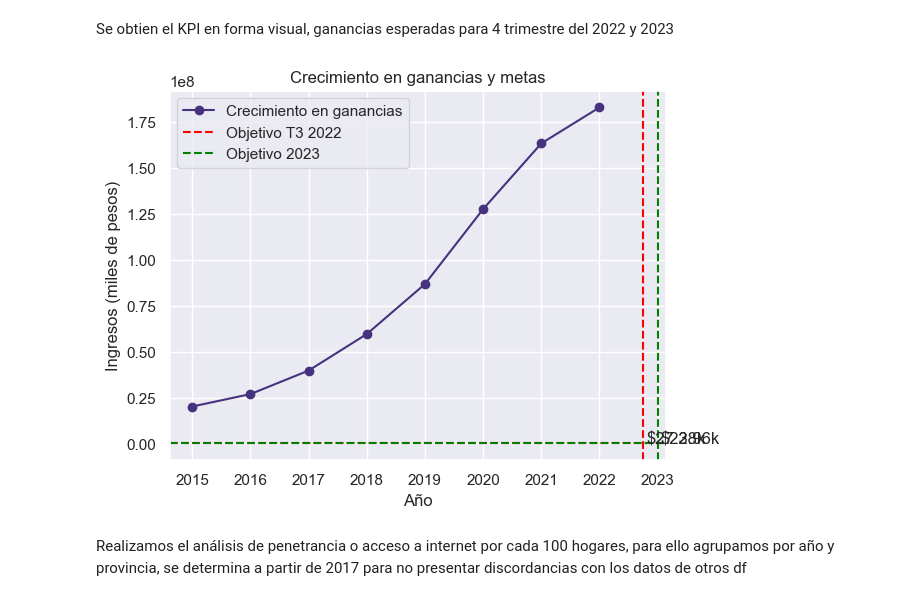
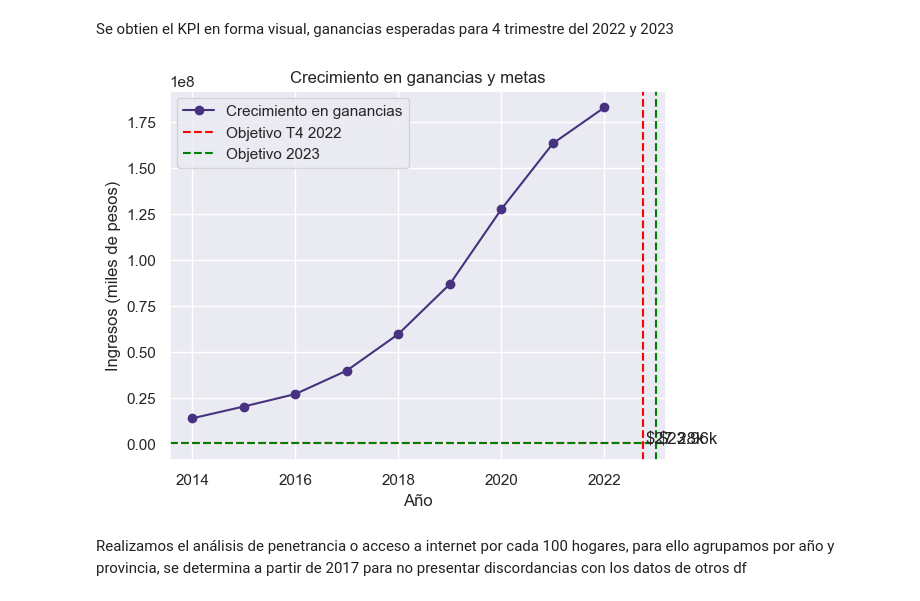
Before and after one commit to EmilianoEmanuelSosa/Telecom-Analytics-Engine, a Jupyter notebook: Cambios.ipynb, the cells around one changed output. Drawn from its saved outputs; the diff is of its cells as text; code cells hidden in the pictures.

```diff
--- a/Cambios.ipynb
+++ b/Cambios.ipynb
@@ -466,16 +475,17 @@ Busco el KPI asociado a ganancias
 from sklearn.linear_model import LinearRegression #Importo la libería sklearn para obtener la regresión lineal
 
 # Creo una variable para considerar datos hasta 2022, utilizo el método dropna dado que 2014 no tiene datos y debe omitirse
-datos_hasta_2022 = datos_hasta_2022.dropna(subset=['Crecimiento_anual'])
+datos_hasta_2022 = Internet_ingresos['Crecimiento_anual'].dropna()
 
 # Creo el modelo de regresión lineal para ello asigno las variables dependiente e independiente
-X = datos_hasta_2022['Año'].values.reshape(-1, 1) #Variable Independiente
-y = datos_hasta_2022['Crecimiento_anual'] #Variable dependiente, es mi objetivo real lo que quiero saber, ¿que pasará? o puedo esperar basado en mi comportamiento anterior
+X = Internet_ingresos.loc[datos_hasta_2022.index, 'Año'].values.reshape(-1, 1)  # Variable independiente
+y = datos_hasta_2022  # Variable dependiente
+
+modelo = LinearRegression()
 modelo.fit(X, y)
 
-
 # Predecir los ingresos para el cuarto trimestre de 2022 y el año 2023
-ingresos_2022 = modelo.predict([[2022]]) #predict es una extensión que me permite saber en base a los datos lo que puede suceder
+ingresos_2022 = modelo.predict([[2022]])
 ingresos_2023 = modelo.predict([[2023]])
 
 # Mostrar los resultados
@@ -488,27 +498,27 @@ Ingresos proyectados para el año 2023: 23.96207252132899
 Se obtien el KPI en forma visual, ganancias esperadas para 4 trimestre del 2022 y 2023
 # %%
 # Crear el gráfico de crecimiento en ganancias, se realizaz con ingreso en miles por temas de practicidad
-plt.plot(datos_hasta_2022['Año'], datos_hasta_2022['Ingresos (miles de pesos)'], marker='o', label='Crecimiento en ganancias')
+plt.plot(Internet_ingresos['Año'], Internet_ingresos['Ingresos (miles de pesos)'], marker='o', label='Crecimiento en ganancias')
 
 # Establecer las metas u objetivos para el tercer trimestre de 2022 y el año 2023
 plt.axvline(x=2022.75, color='red', linestyle='--', label='Objetivo T4 2022')
 plt.axhline(y=ingresos_2022[0], color='red', linestyle='--')
 plt.text(2022.8, ingresos_2022[0]+10000, f'${ingresos_2022[0]:.2f}k')
 
 plt.axvline(x=2023, color='green', linestyle='--', label='Objetivo 2023')
 plt.axhline(y=ingresos_2023[0], color='green', linestyle='--')
 plt.text(2023.05, ingresos_2023[0]+10000, f'${ingresos_2023[0]:.2f}k')
 
 # Personalizar el gráfico
 plt.title('Crecimiento en ganancias y metas')
 plt.xlabel('Año')
 plt.ylabel('Ingresos (miles de pesos)')
 plt.legend()
 
 # Mostrar el gráfico
 plt.show()
 # %% [output]
-[figure, old version]
+[figure, new version]
 # %% [markdown]
 Realizamos el análisis de penetrancia o acceso a internet por cada 100 hogares, para ello agrupamos por año y provincia, se determina a
 partir de 2017 para no presentar discordancias con los datos de otros df
```
Also changed, not shown: parts of 5 cells of this notebook, 1 other file.
